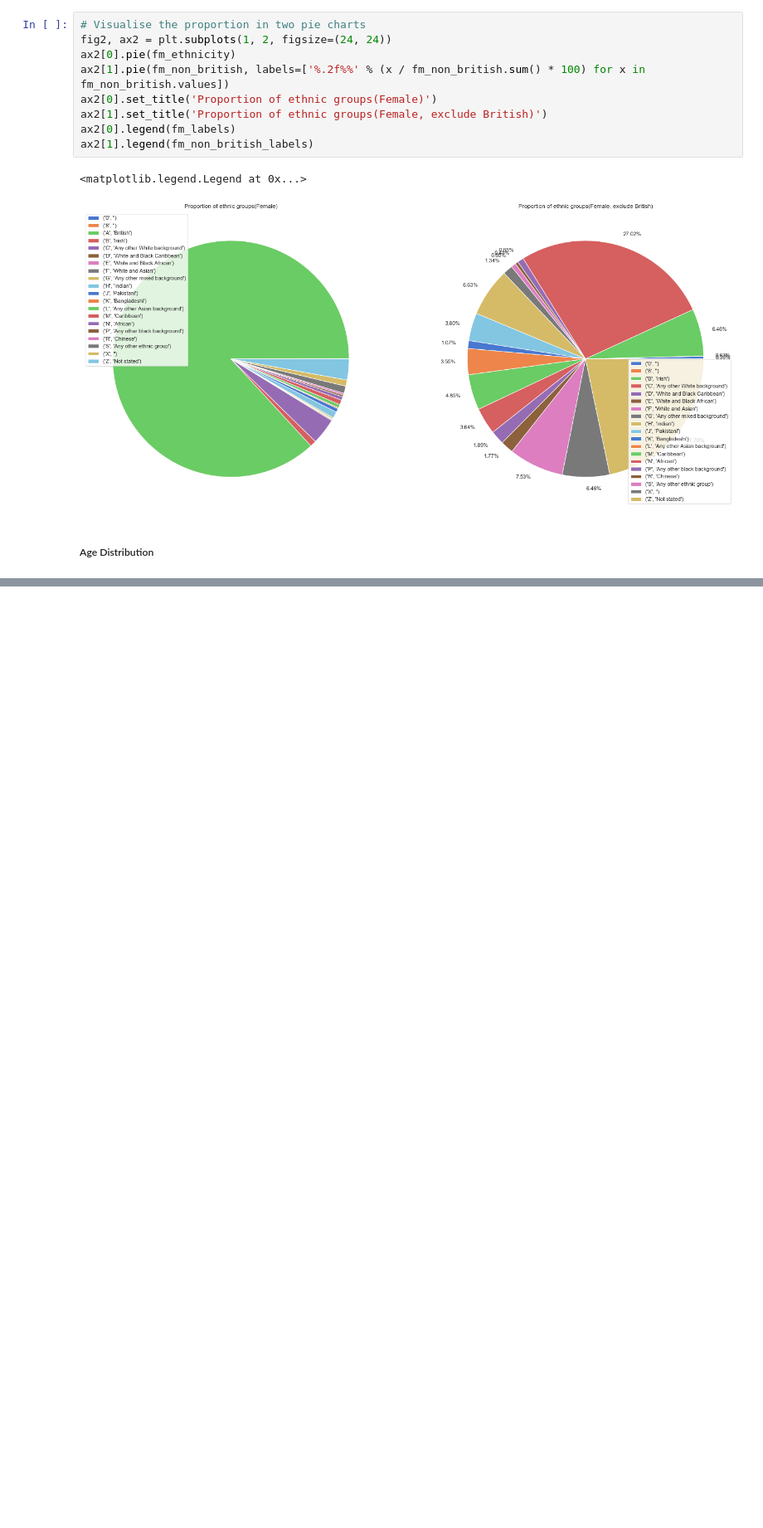
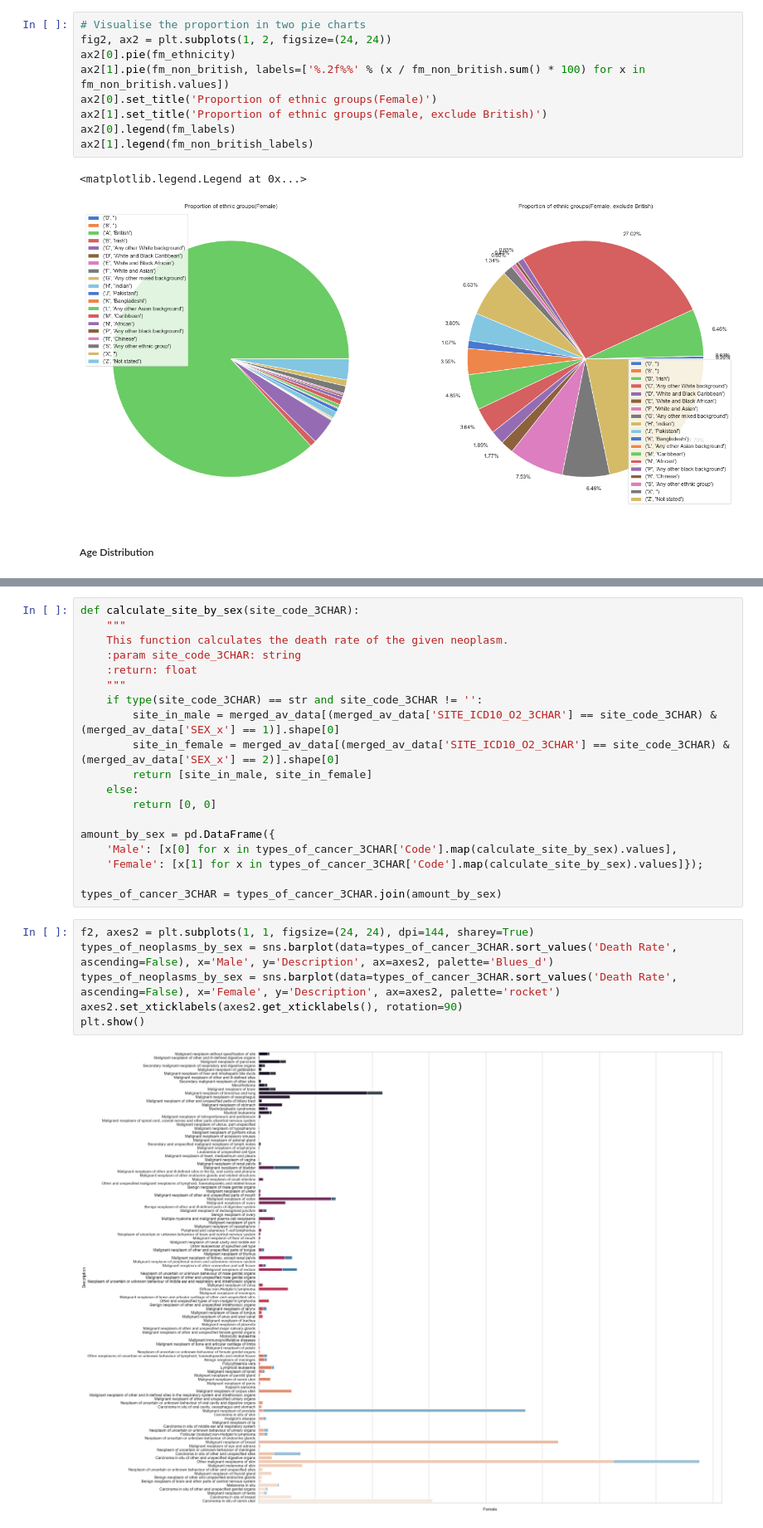
Before and after one commit to c-chen-ed5557/englishhealthdata, a Jupyter notebook: Assignment_2.ipynb, the cells around one changed output, grey strips where cells are left out. Shown at 83% size. Saved outputs shown, nothing was run; the diff lists cells and outputs as text; blank space fills up the shorter version.

```diff
--- a/Assignment_2.ipynb
+++ b/Assignment_2.ipynb
@@ -388,0 +396,27 @@ types_of_cancer_3char[types_of_cancer_3char['Death Rate'] == types_of_cancer_3ch
+# %%
+def calculate_site_by_sex(site_code_3CHAR):
+    """
+    This function calculates the death rate of the given neoplasm.
+    :param site_code_3CHAR: string
+    :return: float
+    """
+    if type(site_code_3CHAR) == str and site_code_3CHAR != '':
+        site_in_male = merged_av_data[(merged_av_data['SITE_ICD10_O2_3CHAR'] == site_code_3CHAR) & (merged_av_data['SEX_x'] == 1)].shape[0]
+        site_in_female = merged_av_data[(merged_av_data['SITE_ICD10_O2_3CHAR'] == site_code_3CHAR) & (merged_av_data['SEX_x'] == 2)].shape[0]
+        return [site_in_male, site_in_female]
+    else:
+        return [0, 0]
+
+amount_by_sex = pd.DataFrame({
+    'Male': [x[0] for x in types_of_cancer_3CHAR['Code'].map(calculate_site_by_sex).values],
+    'Female': [x[1] for x in types_of_cancer_3CHAR['Code'].map(calculate_site_by_sex).values]});
+
+types_of_cancer_3CHAR = types_of_cancer_3CHAR.join(amount_by_sex)
+# %%
+f2, axes2 = plt.subplots(1, 1, figsize=(24, 24), dpi=144, sharey=True)
+types_of_neoplasms_by_sex = sns.barplot(data=types_of_cancer_3CHAR.sort_values('Death Rate', ascending=False), x='Male', y='Description', ax=axes2, palette='Blues_d')
+types_of_neoplasms_by_sex = sns.barplot(data=types_of_cancer_3CHAR.sort_values('Death Rate', ascending=False), x='Female', y='Description', ax=axes2, palette='rocket')
+axes2.set_xticklabels(axes2.get_xticklabels(), rotation=90)
+plt.show()
+# %% [output]
+[figure, added]
```
Also changed, not shown: parts of 15 cells of this notebook, 1 other file.
